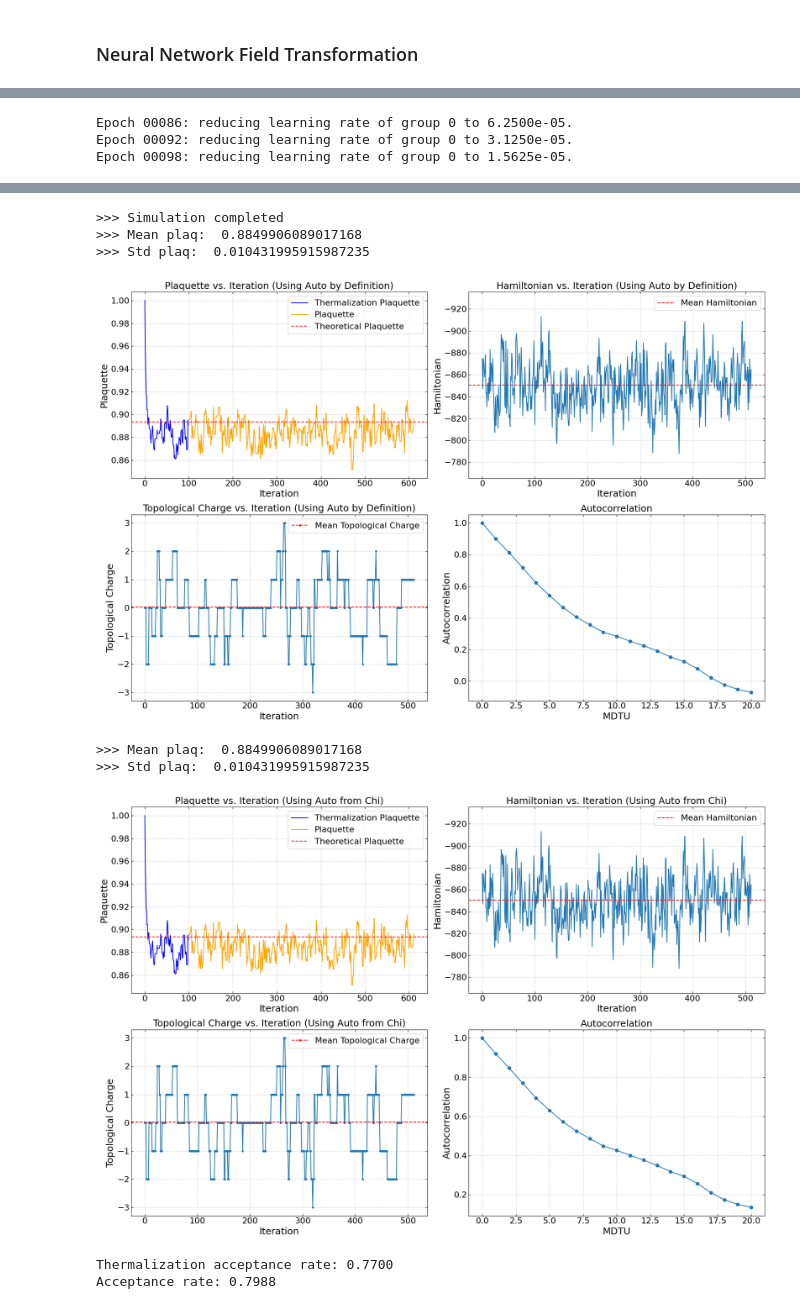
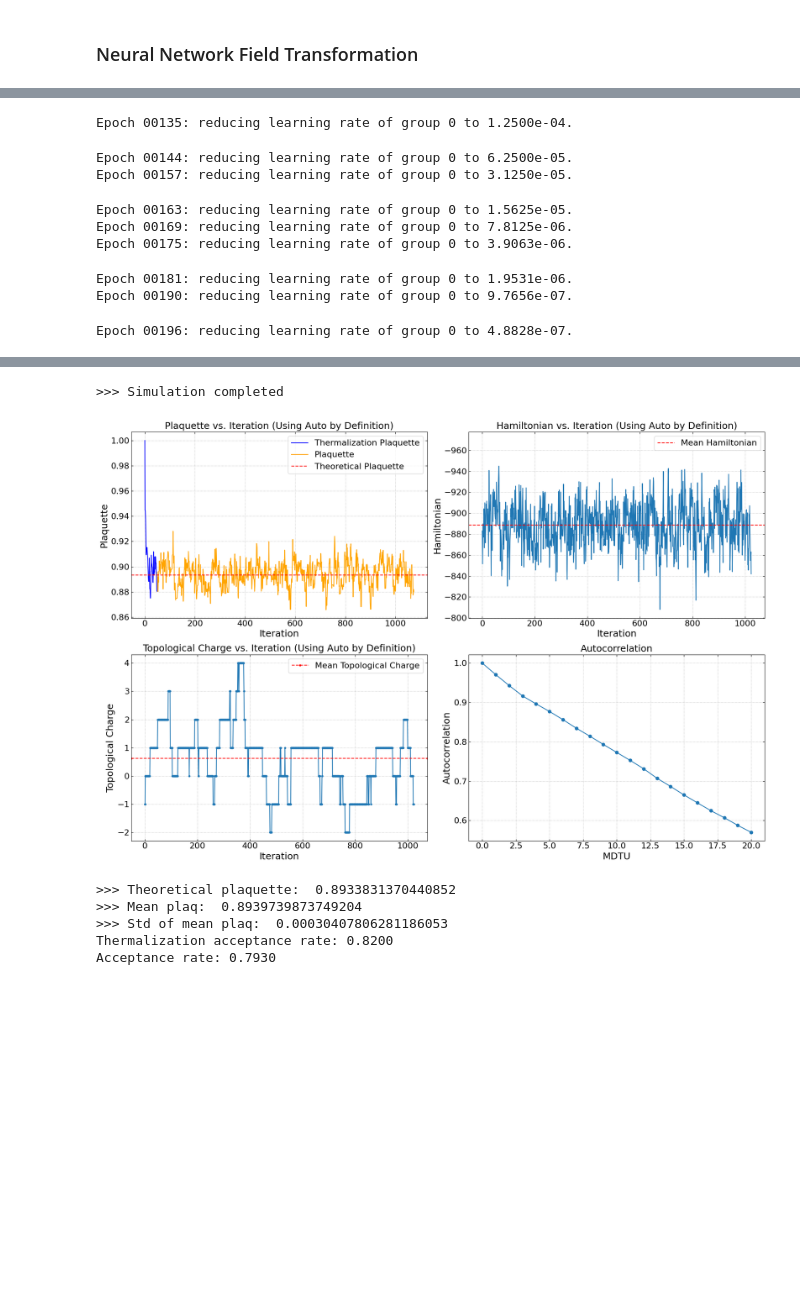
Before and after one commit to Greyyy-HJC/hmc_ft, a Jupyter notebook: 2d_u1/main.ipynb, the cells around one changed output, grey strips where cells are left out. Drawn from its saved outputs; the diff is of its cells as text; code cells hidden in the pictures; blank space fills up the shorter version.

Commit message:
the plaq value seems been fixed

```diff
--- a/2d_u1/main.ipynb
+++ b/2d_u1/main.ipynb
@@ -10,10 +10,10 @@ from utils import hmc_summary
 lattice_size = 16
 volume = lattice_size ** 2
 beta = 5
-n_thermalization_steps = 100
+n_thermalization_steps = 200
 n_steps = 50
 step_size = 0.1
-n_iterations = 512
+n_iterations = 1024
 
 # Initialize device
 # device = torch.device('cuda' if torch.cuda.is_available() else 'cpu')
@@ -66,9 +93,10 @@ print(">>> Neural Network Field Transformation HMC Simulation: ")
 
 # Train the neural network force
 nn_transformation = NNFieldTransformation(lattice_size, epsilon=0.1, jacobian_interval=20, device=device)
-nn_transformation.train(beta, n_epochs=100)
+nn_transformation.train(beta, n_epochs=200)
 
 # Initialize HMC
+n_thermalization_steps = 50
 hmc = HMC_U1_FT(lattice_size, beta, n_thermalization_steps, n_steps, step_size, field_transformation=nn_transformation, jacobian_interval=64, device=device)
 
 # Thermalize the system
@@ -91,3 +118,9 @@ Epoch 00070: reducing learning rate of group 0 to 1.2500e-04.
-Epoch 00086: reducing learning rate of group 0 to 6.2500e-05.
-Epoch 00092: reducing learning rate of group 0 to 3.1250e-05.
-Epoch 00098: reducing learning rate of group 0 to 1.5625e-05.
+Epoch 00135: reducing learning rate of group 0 to 1.2500e-04.
+Epoch 00144: reducing learning rate of group 0 to 6.2500e-05.
+Epoch 00157: reducing learning rate of group 0 to 3.1250e-05.
+Epoch 00163: reducing learning rate of group 0 to 1.5625e-05.
+Epoch 00169: reducing learning rate of group 0 to 7.8125e-06.
+Epoch 00175: reducing learning rate of group 0 to 3.9063e-06.
+Epoch 00181: reducing learning rate of group 0 to 1.9531e-06.
+Epoch 00190: reducing learning rate of group 0 to 9.7656e-07.
+Epoch 00196: reducing learning rate of group 0 to 4.8828e-07.
@@ -95,9 +128,7 @@ Epoch 00098: reducing learning rate of group 0 to 1.5625e-05.
->>> Simulation completed
->>> Mean plaq:  0.8849906089017168
->>> Std plaq:  0.010431995915987235
+>>> Simulation completed
-[figure, old version]
+[figure, new version]
->>> Mean plaq:  0.8849906089017168
->>> Std plaq:  0.010431995915987235
-[figure, removed]
-Thermalization acceptance rate: 0.7700
-Acceptance rate: 0.7988
+>>> Theoretical plaquette:  0.8933831370440852
+>>> Mean plaq:  0.8939739873749204
+>>> Std of mean plaq:  0.00030407806281186053
+Thermalization acceptance rate: 0.8200
+Acceptance rate: 0.7930
```
Also changed, not shown: parts of 4 cells of this notebook, 10 other files.
